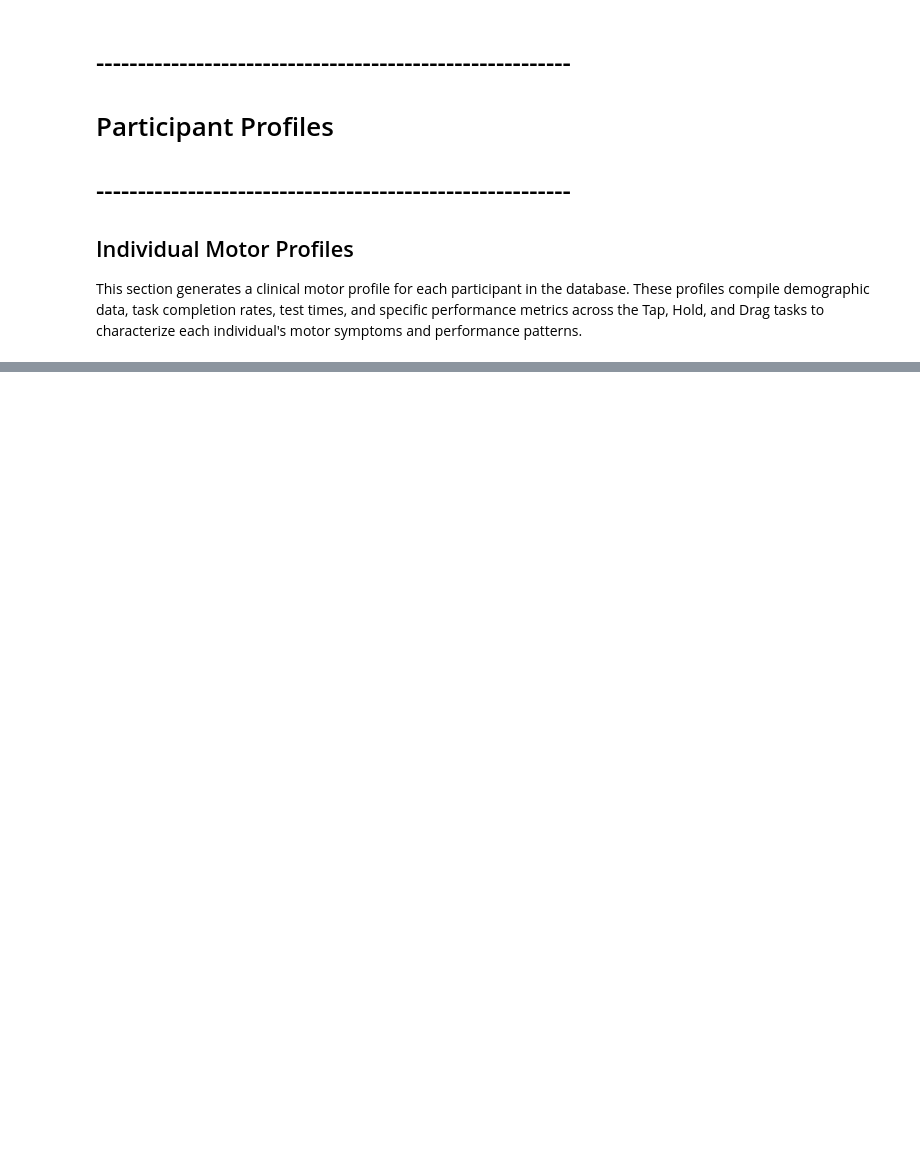
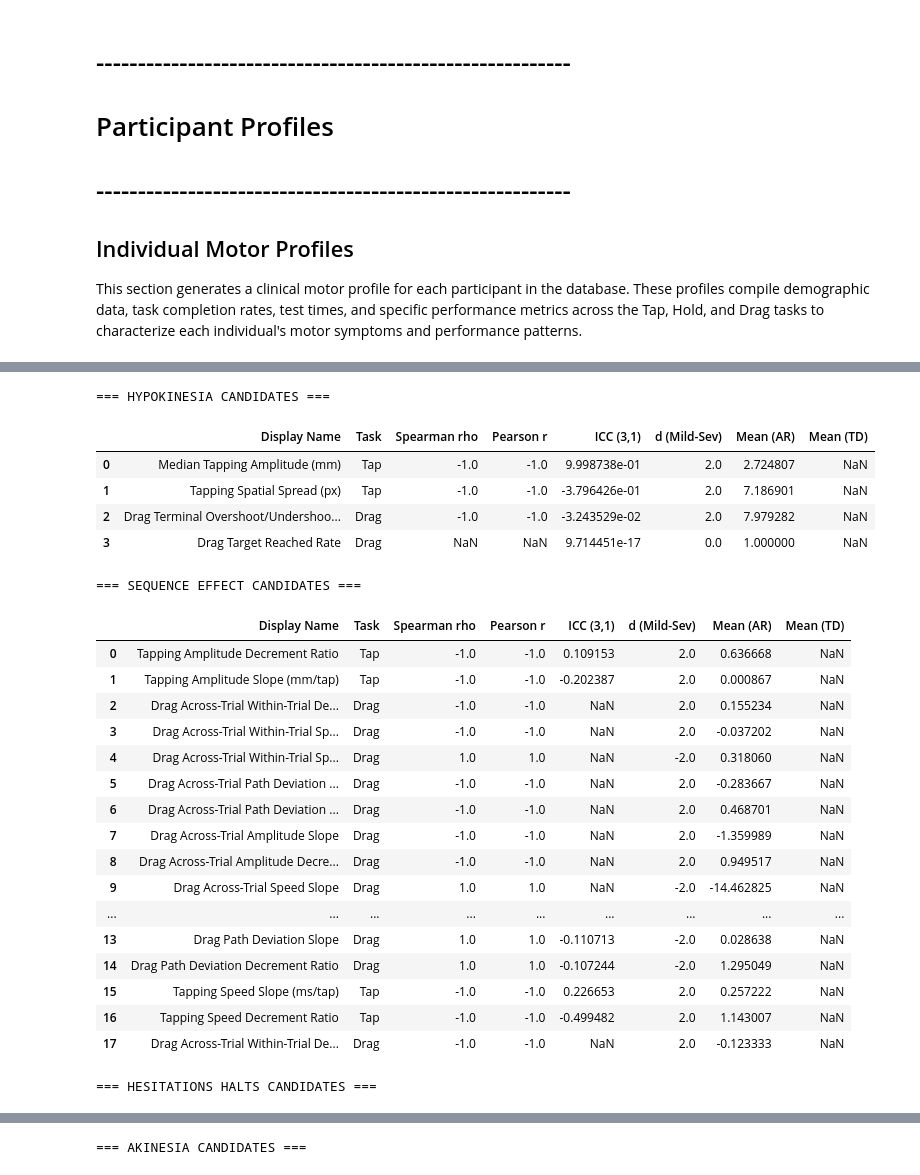
Before and after one commit to JanetIkhile/ResearchProject, a Jupyter notebook: analysis/main_analysis.ipynb, the cells around one changed output, grey strips where cells are left out. Drawn from its saved outputs; the diff is of its cells as text; code cells hidden in the pictures; blank space fills up the shorter version.

```diff
--- a/analysis/main_analysis.ipynb
+++ b/analysis/main_analysis.ipynb
@@ -1811,0 +1829,54 @@ for concept, df in eval_results.items():
+# %%
+import sys
+import os
+sys.path.append('analysis')
+import data_loader
+import clinical_evaluator
+
+# Select data source based on global USE_SUPABASE config
+use_supabase_flag = globals().get('USE_SUPABASE', False)
+
+if use_supabase_flag:
+    trials_df, sessions_df, participants_df = data_loader.load_from_supabase(
+        "https://cuodmwpzyyhycubctetf.supabase.co",
+        "eyJhbGciOiJIUzI1NiIsInR5cCI6IkpXVCJ9.eyJpc3MiOiJzdXBhYmFzZSIsInJlZiI6ImN1b2Rtd3B6eXloeWN1YmN0ZXRmIiwicm9sZSI6ImFub24iLCJpYXQiOjE3NjkxOTU3MzcsImV4cCI6MjA4NDc3MTczN30.7BH627JDq6mQgKzTbqm-1yFkrvLGCD2QNEbiBftuBj0"
+    )
+    print("Successfully loaded live data from Supabase.")
+else:
+    data_dir = "analysis/data" if os.path.exists("analysis/data") else "data"
+    trials_df, sessions_df, participants_df = data_loader.load_from_csv(data_dir=data_dir)
+    print(f"Successfully loaded data from local CSVs in '{data_dir}'.")
+
+# Patient clinical severity scores (MDS-UPDRS Total, Bradykinesia Subscore, Tremor Subscore)
+clinical_scores = {
+    'P01': {
+        'MDS_UPDRS_total': 38,
+        'bradykinesia': 15,
+        'tremor': 6
+    },
+    'P02': {
+        'MDS_UPDRS_total': 18,
+        'bradykinesia': 6,
+        'tremor': 2
+    }
+    # Add any new participant clinical scores here as they are added to the cohort
+}
+
+output_report_path = "clinical_concept_mapping_updated.md"
+
+# Generate evaluation tables and write the report to disk
+eval_results = clinical_evaluator.generate_concept_report(
+    trials_df=trials_df,
+    participants_df=participants_df,
+    clinical_scores=clinical_scores,
+    output_path=output_report_path,
+    sessions_df=sessions_df
+)
+
+# Display transparent statistical matrices for inspection defensively
+from IPython.display import display
+for concept, df in eval_results.items():
+    print(f"\n=== {concept.replace('_', ' ').upper()} CANDIDATES ===")
+    cols = [c for c in ['Display Name', 'Task', 'Spearman rho', 'Pearson r', 'ICC (3,1)', 'd (Mild-Sev)', 'Mean (AR)', 'Mean (TD)'] if c in df.columns]
+    display(df[cols])
+# %% [output]
@@ -1811,0 +1897,25 @@ for concept, df in eval_results.items():
+=== HYPOKINESIA CANDIDATES ===
+|  | Display Name | Task | Spearman rho | Pearson r | ICC (3,1) | d (Mild-Sev) | Mean (AR) | Mean (TD) |
+| 0 | Median Tapping Amplitude (mm) | Tap | -1.0 | -1.0 | 9.998738e-01 | 2.0 | 2.724807 | NaN |
+| 1 | Tapping Spatial Spread (px) | Tap | -1.0 | -1.0 | -3.796426e-01 | 2.0 | 7.186901 | NaN |
+| 2 | Drag Terminal Overshoot/Undershoo... | Drag | -1.0 | -1.0 | -3.243529e-02 | 2.0 | 7.979282 | NaN |
+| 3 | Drag Target Reached Rate | Drag | NaN | NaN | 9.714451e-17 | 0.0 | 1.000000 | NaN |
+=== SEQUENCE EFFECT CANDIDATES ===
+|  | Display Name | Task | Spearman rho | Pearson r | ICC (3,1) | d (Mild-Sev) | Mean (AR) | Mean (TD) |
+| 0 | Tapping Amplitude Decrement Ratio | Tap | -1.0 | -1.0 | 0.109153 | 2.0 | 0.636668 | NaN |
+| 1 | Tapping Amplitude Slope (mm/tap) | Tap | -1.0 | -1.0 | -0.202387 | 2.0 | 0.000867 | NaN |
+| 2 | Drag Across-Trial Within-Trial De... | Drag | -1.0 | -1.0 | NaN | 2.0 | 0.155234 | NaN |
+| 3 | Drag Across-Trial Within-Trial Sp... | Drag | -1.0 | -1.0 | NaN | 2.0 | -0.037202 | NaN |
+| 4 | Drag Across-Trial Within-Trial Sp... | Drag | 1.0 | 1.0 | NaN | -2.0 | 0.318060 | NaN |
+| 5 | Drag Across-Trial Path Deviation ... | Drag | -1.0 | -1.0 | NaN | 2.0 | -0.283667 | NaN |
+| 6 | Drag Across-Trial Path Deviation ... | Drag | -1.0 | -1.0 | NaN | 2.0 | 0.468701 | NaN |
+| 7 | Drag Across-Trial Amplitude Slope | Drag | -1.0 | -1.0 | NaN | 2.0 | -1.359989 | NaN |
+| 8 | Drag Across-Trial Amplitude Decre... | Drag | -1.0 | -1.0 | NaN | 2.0 | 0.949517 | NaN |
+| 9 | Drag Across-Trial Speed Slope | Drag | 1.0 | 1.0 | NaN | -2.0 | -14.462825 | NaN |
+| ... | ... | ... | ... | ... | ... | ... | ... | ... |
+| 13 | Drag Path Deviation Slope | Drag | 1.0 | 1.0 | -0.110713 | -2.0 | 0.028638 | NaN |
+| 14 | Drag Path Deviation Decrement Ratio | Drag | 1.0 | 1.0 | -0.107244 | -2.0 | 1.295049 | NaN |
+| 15 | Tapping Speed Slope (ms/tap) | Tap | -1.0 | -1.0 | 0.226653 | 2.0 | 0.257222 | NaN |
+| 16 | Tapping Speed Decrement Ratio | Tap | -1.0 | -1.0 | -0.499482 | 2.0 | 1.143007 | NaN |
+| 17 | Drag Across-Trial Within-Trial De... | Drag | -1.0 | -1.0 | NaN | 2.0 | -0.123333 | NaN |
+=== HESITATIONS HALTS CANDIDATES ===
@@ -1811,0 +1939 @@ for concept, df in eval_results.items():
+=== AKINESIA CANDIDATES ===
```
Also changed, not shown: parts of 59 cells of this notebook, 3 other files.
